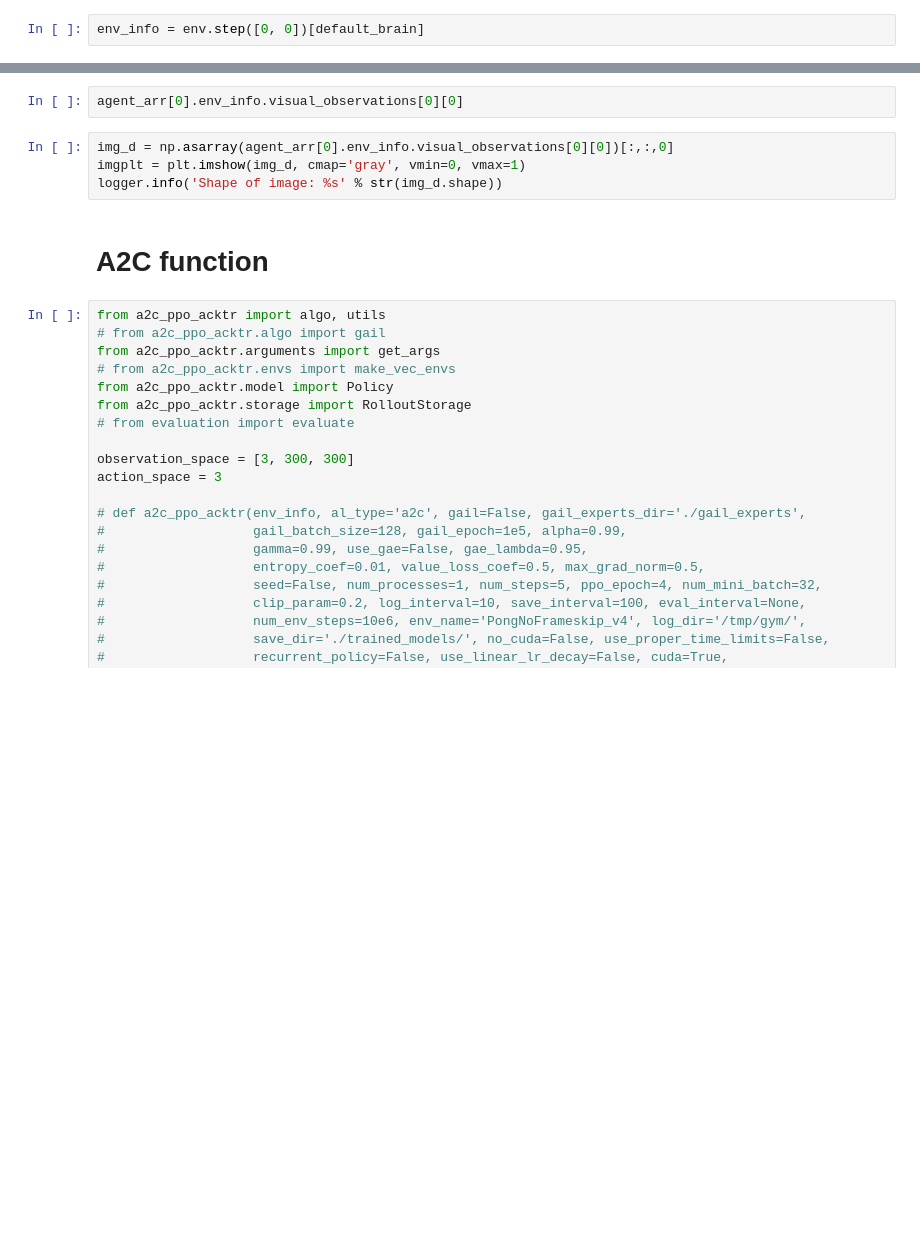
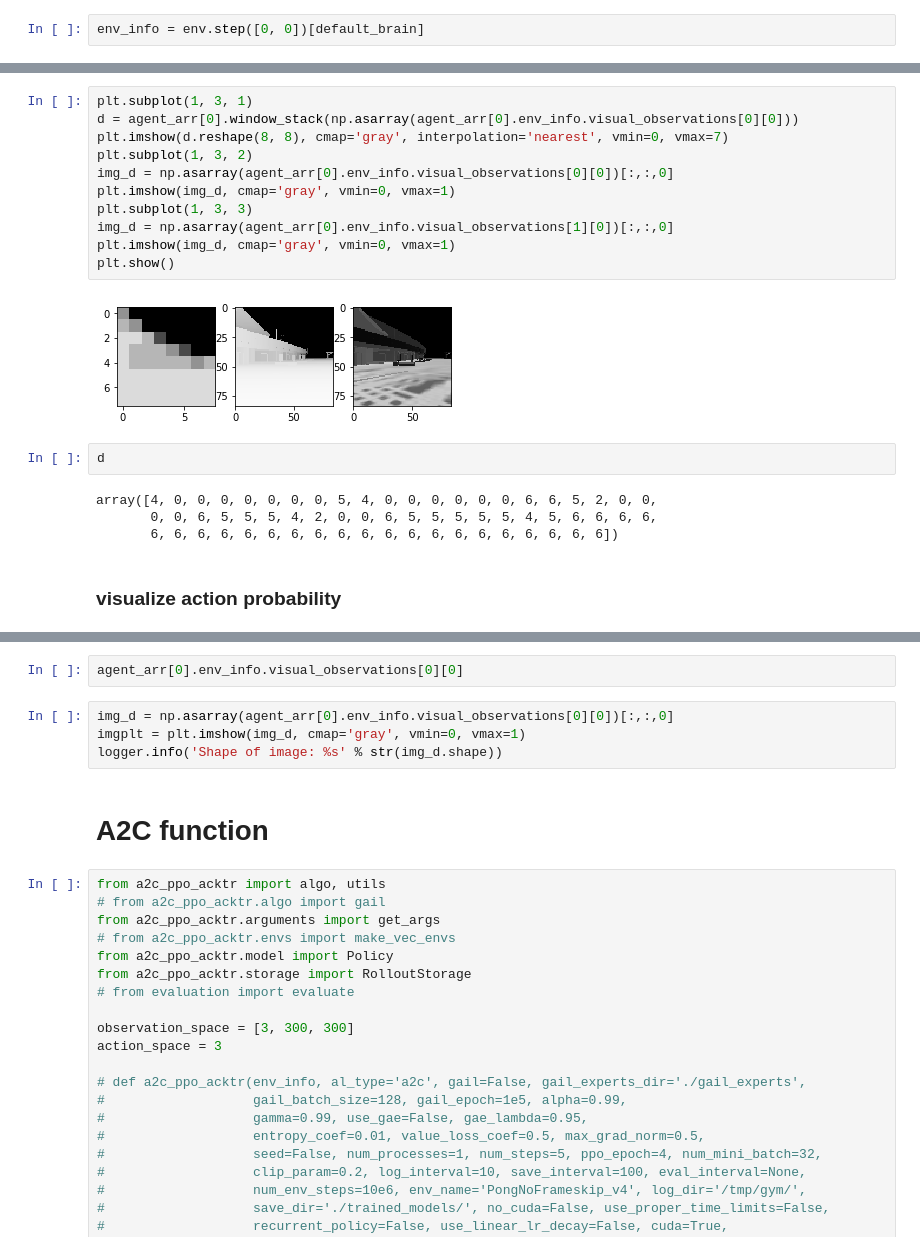
Before and after one commit to wzt1001/scl-navigation, a Jupyter notebook: nav_a3c/Navigation-Copy1.ipynb, the cells around one changed output, grey strips where cells are left out. Cells and saved outputs as stored; diff of their text form; blank space fills up the shorter version.

```diff
--- a/nav_a3c/Navigation-Copy1.ipynb
+++ b/nav_a3c/Navigation-Copy1.ipynb
@@ -582,2 +601,23 @@ tensorflow.python.framework.errors_impl.CancelledError: Run call was cancelled
+# %%
+plt.subplot(1, 3, 1)
+d = agent_arr[0].window_stack(np.asarray(agent_arr[0].env_info.visual_observations[0][0]))
+plt.imshow(d.reshape(8, 8), cmap='gray', interpolation='nearest', vmin=0, vmax=7)
+plt.subplot(1, 3, 2)
+img_d = np.asarray(agent_arr[0].env_info.visual_observations[0][0])[:,:,0]
+plt.imshow(img_d, cmap='gray', vmin=0, vmax=1)
+plt.subplot(1, 3, 3)
+img_d = np.asarray(agent_arr[0].env_info.visual_observations[1][0])[:,:,0]
+plt.imshow(img_d, cmap='gray', vmin=0, vmax=1)
+plt.show()
+# %% [output]
+[figure, added]
+# %%
+d
+# %% [output]
+array([4, 0, 0, 0, 0, 0, 0, 0, 5, 4, 0, 0, 0, 0, 0, 0, 6, 6, 5, 2, 0, 0,
+       0, 0, 6, 5, 5, 5, 4, 2, 0, 0, 6, 5, 5, 5, 5, 5, 4, 5, 6, 6, 6, 6,
+       6, 6, 6, 6, 6, 6, 6, 6, 6, 6, 6, 6, 6, 6, 6, 6, 6, 6, 6, 6])
+# %% [markdown]
+### visualize action probability
 # %%
 agent_arr[0].action_visualize
```
Also changed, not shown: parts of 20 cells of this notebook, 3 other files.
